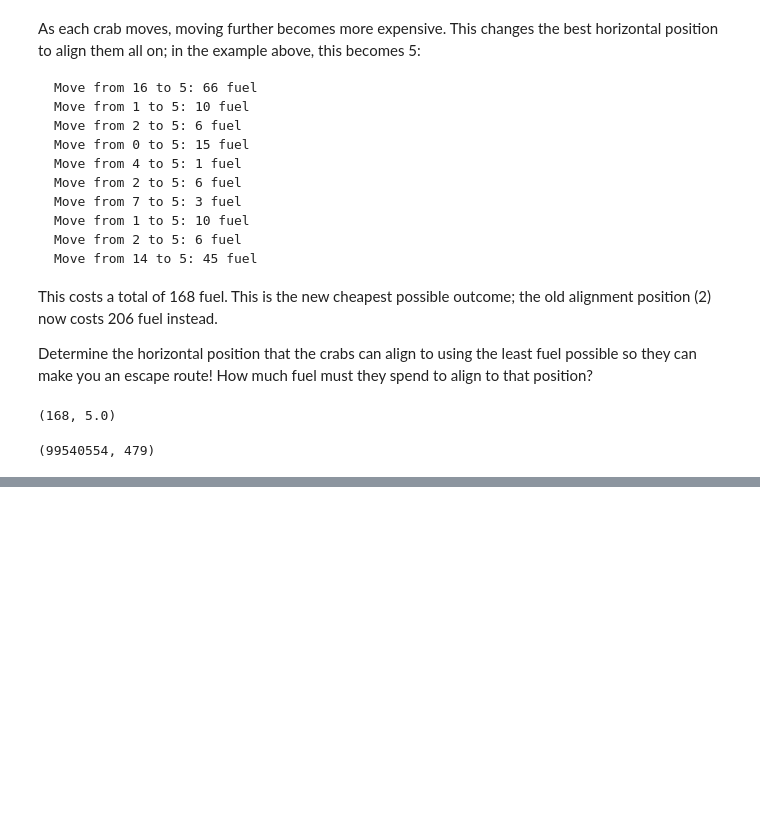
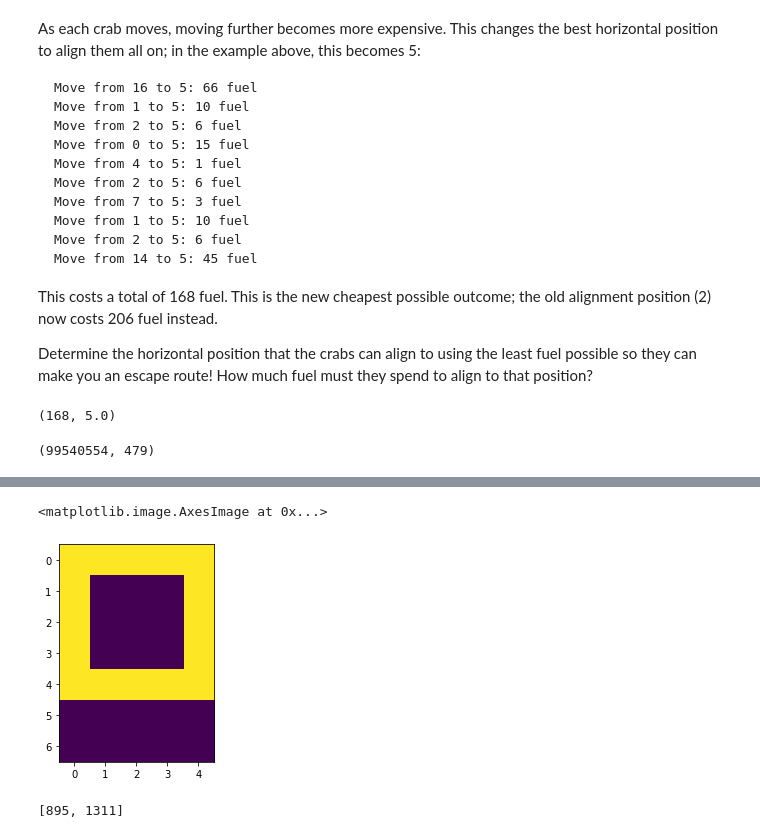
Before and after one commit to elastufka/Advent2021, a Jupyter notebook: Advent 2021.ipynb, the cells around one changed output, grey strips where cells are left out. Saved outputs shown, nothing was run; the diff lists cells and outputs as text; code cells hidden in the pictures; blank space fills up the shorter version.

```diff
--- a/Advent 2021.ipynb
+++ b/Advent 2021.ipynb
@@ -914,0 +1267,3 @@ optimize_fuel2(full_input)
+# %%
+with open('input_day10.txt') as f:
+    lines=f.readlines()
@@ -914,0 +1644,39 @@ optimize_fuel2(full_input)
+# %%
+def day13_part2(fname='test_input_day13.txt'):
+    coords,folds=[],[]
+    for line in open(fname).read().splitlines():
+        try:
+            x,y = line.split(',')
+            coords.append([int(x),int(y)])
+        except ValueError:
+            if line.startswith('fold'):
+                folds.append([line[line.find("=")-1:line.find("=")],int(line[line.find("=")+1:])])
+            else:
+                continue
+    coords=np.array(coords)
+    paper_size=[np.max(coords[:,1])+2,np.max(coords[:,0])+1] #+2 in x because native size is even number which should not be allowed!
+    print(paper_size)
+    paper=np.zeros(paper_size)
+    #paper = np.zeros((np.max(coords, axis = 0)[::-1]+1))
+    for x,y in coords:
+        paper[y,x]=1
+
+    for f,n in folds:
+        if f=='y':
+            folded=paper[0:n,:]+np.flip(paper[n+1:,:],axis=0)
+        else:
+            folded=paper[:,0:n]+np.flip(paper[:,n+1:],axis=1)
+
+        folded[folded >0]=1
+        paper=folded
+    return paper, coords,folds
+# %%
+code,_,_=day13_part2()
+plt.imshow(code)
+# %% [output]
+<matplotlib.image.AxesImage at 0x...>
+[figure, added]
+# %%
+code,coords,folds=day13_part2('input_day13.txt')
+# %% [output]
+[895, 1311]
```
Also changed, not shown: parts of 88 cells of this notebook, 9 other files.
